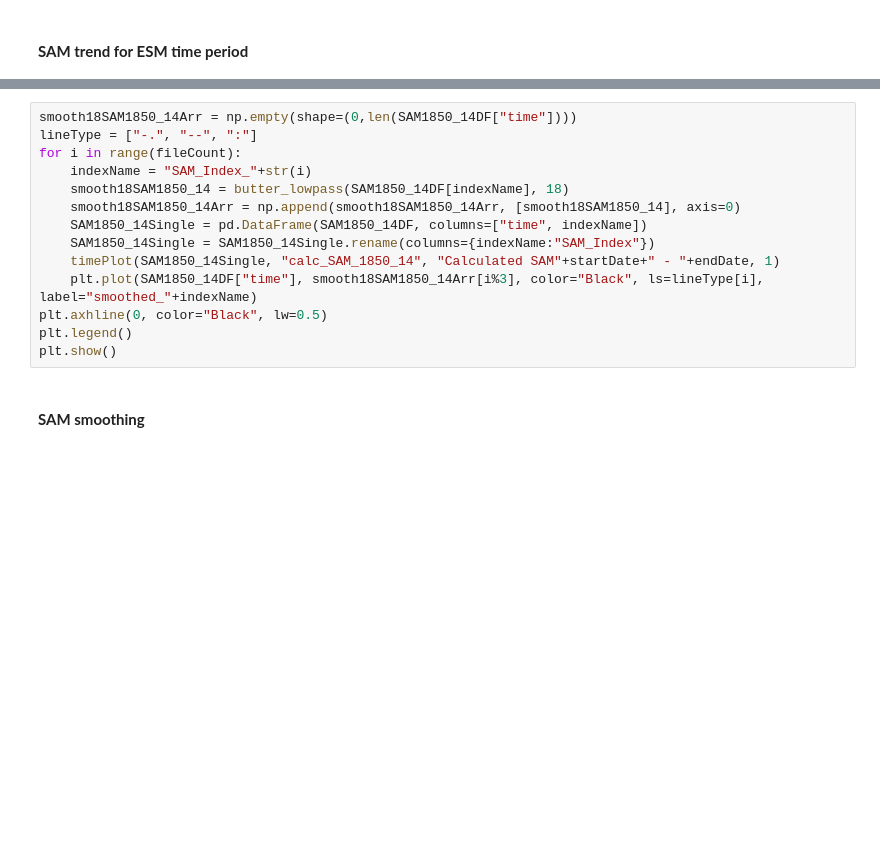
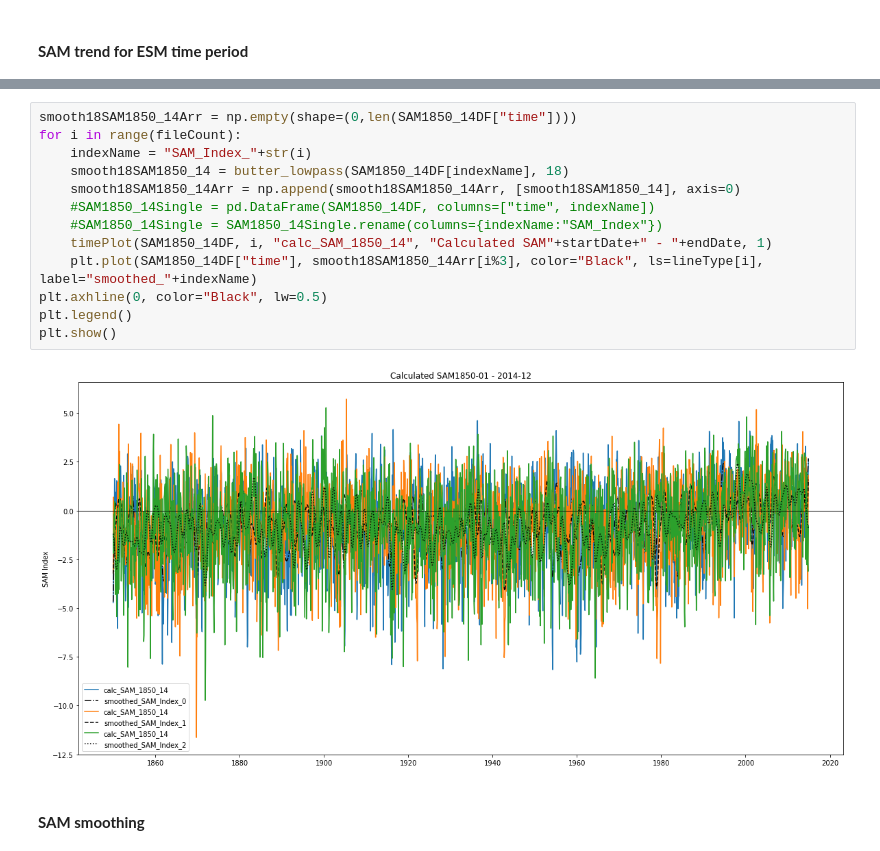
Before and after one commit to el1247/BAS_AI4ER_SAM, a Jupyter notebook: notebooks/exploratory/1.2_el_SAMAnalysis.ipynb, the cells around one changed output, grey strips where cells are left out. Drawn from its saved outputs; the diff is of its cells as text; blank space fills up the shorter version.

```diff
--- a/notebooks/exploratory/1.2_el_SAMAnalysis.ipynb
+++ b/notebooks/exploratory/1.2_el_SAMAnalysis.ipynb
@@ -437,17 +455,18 @@ print("External and internal SAM calculated for "+startDate+" - "+endDate+".")
 # %%
 smooth18SAM1850_14Arr = np.empty(shape=(0,len(SAM1850_14DF["time"])))
-lineType = ["-.", "--", ":"]
 for i in range(fileCount):
     indexName = "SAM_Index_"+str(i)
     smooth18SAM1850_14 = butter_lowpass(SAM1850_14DF[indexName], 18)
     smooth18SAM1850_14Arr = np.append(smooth18SAM1850_14Arr, [smooth18SAM1850_14], axis=0)
-    SAM1850_14Single = pd.DataFrame(SAM1850_14DF, columns=["time", indexName])
-    SAM1850_14Single = SAM1850_14Single.rename(columns={indexName:"SAM_Index"})
-    timePlot(SAM1850_14Single, "calc_SAM_1850_14", "Calculated SAM"+startDate+" - "+endDate, 1)
+    #SAM1850_14Single = pd.DataFrame(SAM1850_14DF, columns=["time", indexName])
+    #SAM1850_14Single = SAM1850_14Single.rename(columns={indexName:"SAM_Index"})
+    timePlot(SAM1850_14DF, i, "calc_SAM_1850_14", "Calculated SAM"+startDate+" - "+endDate, 1)
     plt.plot(SAM1850_14DF["time"], smooth18SAM1850_14Arr[i%3], color="Black", ls=lineType[i], label="smoothed_"+indexName)
 plt.axhline(0, color="Black", lw=0.5)
 plt.legend()
 plt.show()
+# %% [output]
+[figure, added]
 # %% [markdown]
 <br>
 <b>SAM smoothing</b>
```
Also changed, not shown: parts of 15 cells of this notebook, 2 other files.
